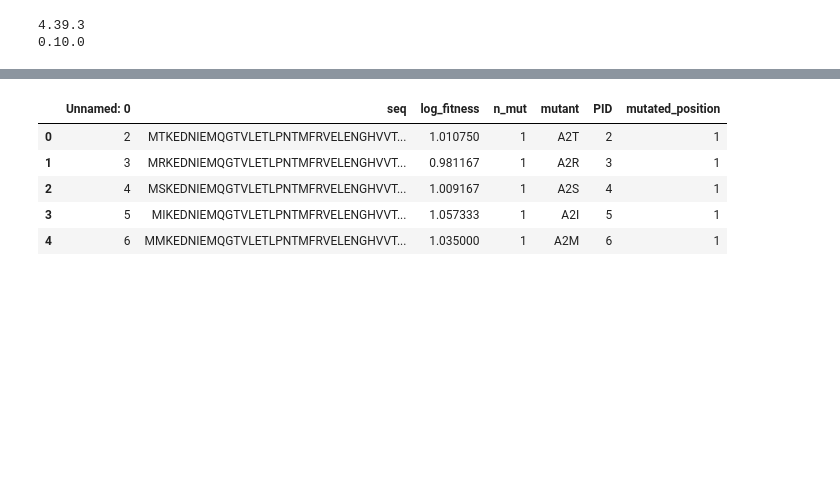
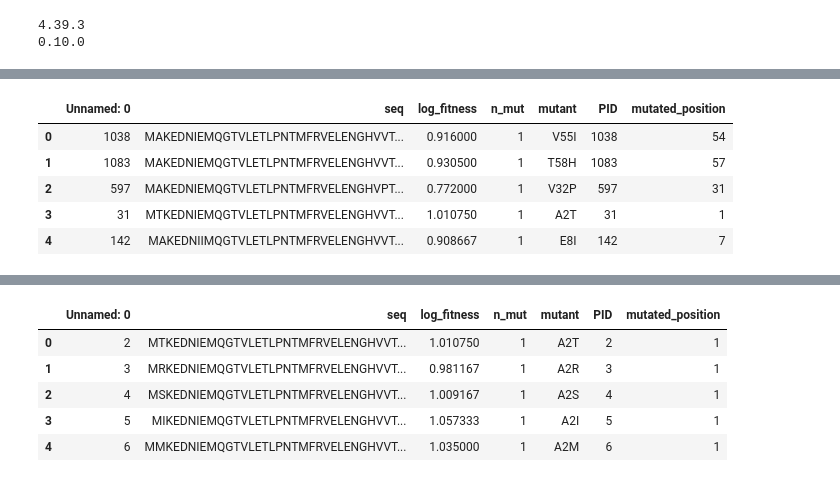
Before and after one commit to Sqingshannon/Fine-tune_plm, a Jupyter notebook: temp.ipynb, the cells around one changed output, grey strips where cells are left out. Saved outputs shown, nothing was run; the diff lists cells and outputs as text; code cells hidden in the pictures; blank space fills up the shorter version.

```diff
--- a/temp.ipynb
+++ b/temp.ipynb
@@ -37,0 +68,11 @@ from scipy.stats import spearmanr
+# %%
+test_csv = pd.read_csv(f'data/{dms_id}/test.csv')
+# %%
+test_csv.head()
+# %% [output]
+|  | Unnamed: 0 | seq | log_fitness | n_mut | mutant | PID | mutated_position |
+| 0 | 1038 | MAKEDNIEMQGTVLETLPNTMFRVELENGHVVT... | 0.916000 | 1 | V55I | 1038 | 54 |
+| 1 | 1083 | MAKEDNIEMQGTVLETLPNTMFRVELENGHVVT... | 0.930500 | 1 | T58H | 1083 | 57 |
+| 2 | 597 | MAKEDNIEMQGTVLETLPNTMFRVELENGHVPT... | 0.772000 | 1 | V32P | 597 | 31 |
+| 3 | 31 | MTKEDNIEMQGTVLETLPNTMFRVELENGHVVT... | 1.010750 | 1 | A2T | 31 | 1 |
+| 4 | 142 | MAKEDNIIMQGTVLETLPNTMFRVELENGHVVT... | 0.908667 | 1 | E8I | 142 | 7 |
```
Also changed, not shown: parts of 23 cells of this notebook, 4 other files.
